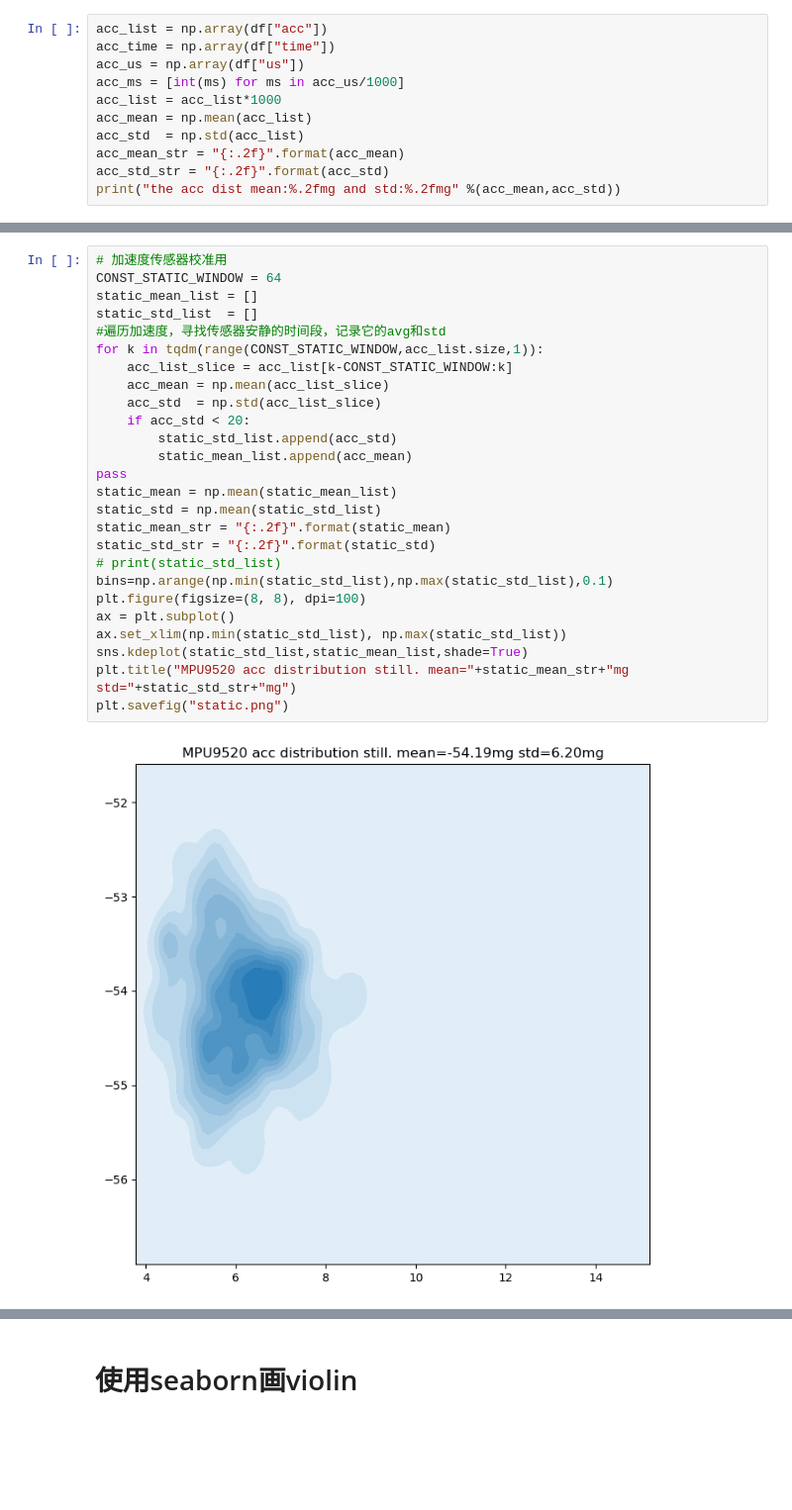
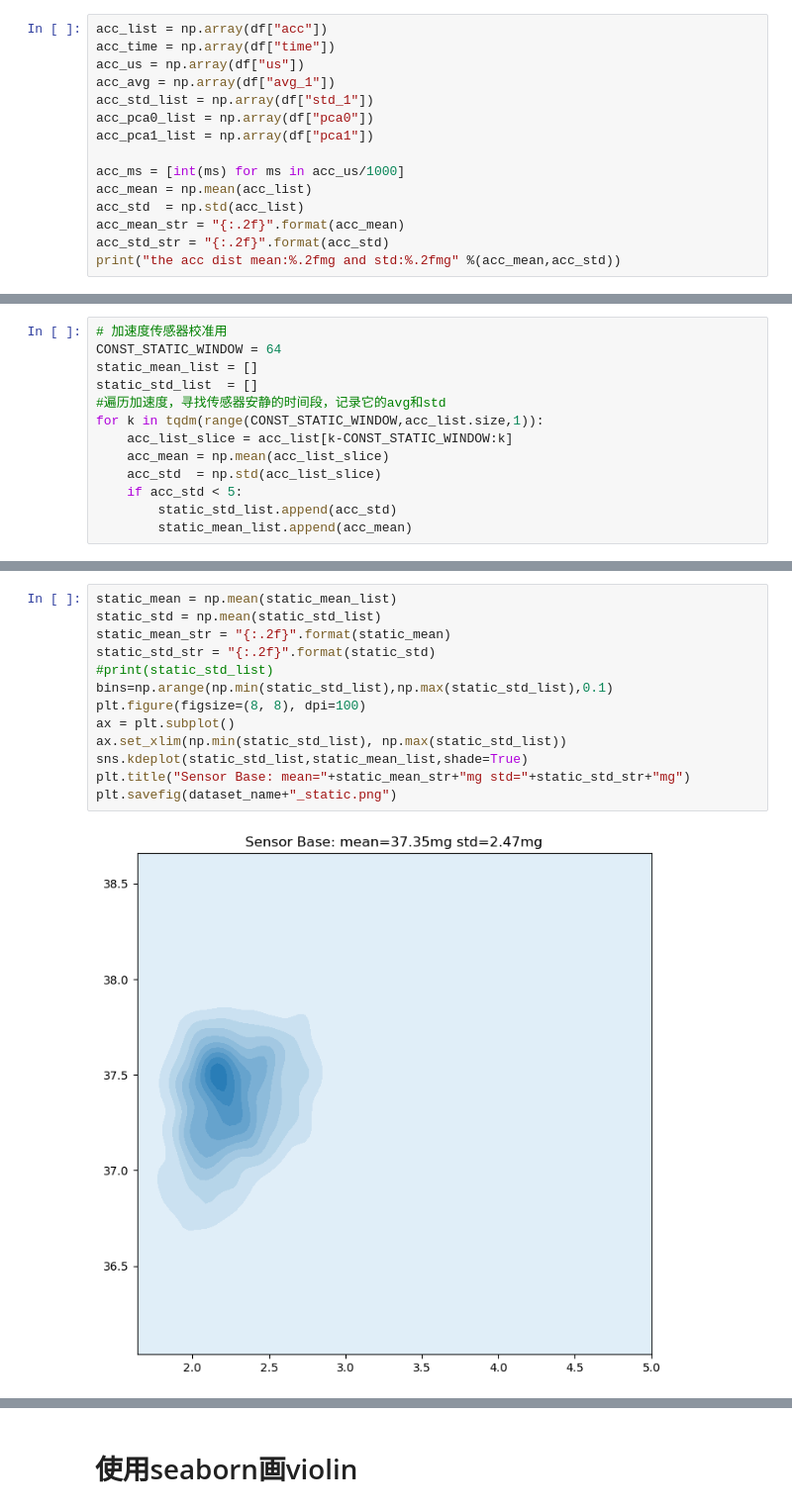
Before and after one commit to techyoung-edu/sleepmonitor, a Jupyter notebook: data2frames.ipynb, the cells around one changed output, grey strips where cells are left out. Shown at 99% size. Cells and saved outputs as stored; diff of their text form; blank space fills up the shorter version.

```diff
--- a/data2frames.ipynb
+++ b/data2frames.ipynb
@@ -30,8 +38,12 @@ df.head(5)
 acc_list = np.array(df["acc"])
 acc_time = np.array(df["time"])
 acc_us = np.array(df["us"])
+acc_avg = np.array(df["avg_1"])
+acc_std_list = np.array(df["std_1"])
+acc_pca0_list = np.array(df["pca0"])
+acc_pca1_list = np.array(df["pca1"])
+
 acc_ms = [int(ms) for ms in acc_us/1000]
-acc_list = acc_list*1000
 acc_mean = np.mean(acc_list)
 acc_std  = np.std(acc_list)
 acc_mean_str = "{:.2f}".format(acc_mean)
@@ -43,0 +56,13 @@ the acc dist mean:-54.18mg and std:6.41mg
+# %%
+# 加速度传感器校准用
+CONST_STATIC_WINDOW = 64
+static_mean_list = []
+static_std_list  = []
+#遍历加速度，寻找传感器安静的时间段，记录它的avg和std
+for k in tqdm(range(CONST_STATIC_WINDOW,acc_list.size,1)):
+    acc_list_slice = acc_list[k-CONST_STATIC_WINDOW:k]
+    acc_mean = np.mean(acc_list_slice)
+    acc_std  = np.std(acc_list_slice)
+    if acc_std < 5:
+        static_std_list.append(acc_std)
+        static_mean_list.append(acc_mean)
@@ -44,28 +71,15 @@ the acc dist mean:-54.18mg and std:6.41mg
 # %%
-# 加速度传感器校准用
-CONST_STATIC_WINDOW = 64
-static_mean_list = []
-static_std_list  = []
-#遍历加速度，寻找传感器安静的时间段，记录它的avg和std
-for k in tqdm(range(CONST_STATIC_WINDOW,acc_list.size,1)):
-    acc_list_slice = acc_list[k-CONST_STATIC_WINDOW:k]
-    acc_mean = np.mean(acc_list_slice)
-    acc_std  = np.std(acc_list_slice)
-    if acc_std < 20:
-        static_std_list.append(acc_std)
-        static_mean_list.append(acc_mean)
-pass
 static_mean = np.mean(static_mean_list)
 static_std = np.mean(static_std_list)
 static_mean_str = "{:.2f}".format(static_mean)
 static_std_str = "{:.2f}".format(static_std)
-# print(static_std_list)
+#print(static_std_list)
 bins=np.arange(np.min(static_std_list),np.max(static_std_list),0.1)
 plt.figure(figsize=(8, 8), dpi=100)
 ax = plt.subplot()
 ax.set_xlim(np.min(static_std_list), np.max(static_std_list))
 sns.kdeplot(static_std_list,static_mean_list,shade=True)
-plt.title("MPU9520 acc distribution still. mean="+static_mean_str+"mg std="+static_std_str+"mg")
-plt.savefig("static.png")
+plt.title("Sensor Base: mean="+static_mean_str+"mg std="+static_std_str+"mg")
+plt.savefig(dataset_name+"_static.png")
 # %% [output]
-[figure, old version]
+[figure, new version]
```
Also changed, not shown: parts of 19 cells of this notebook.
